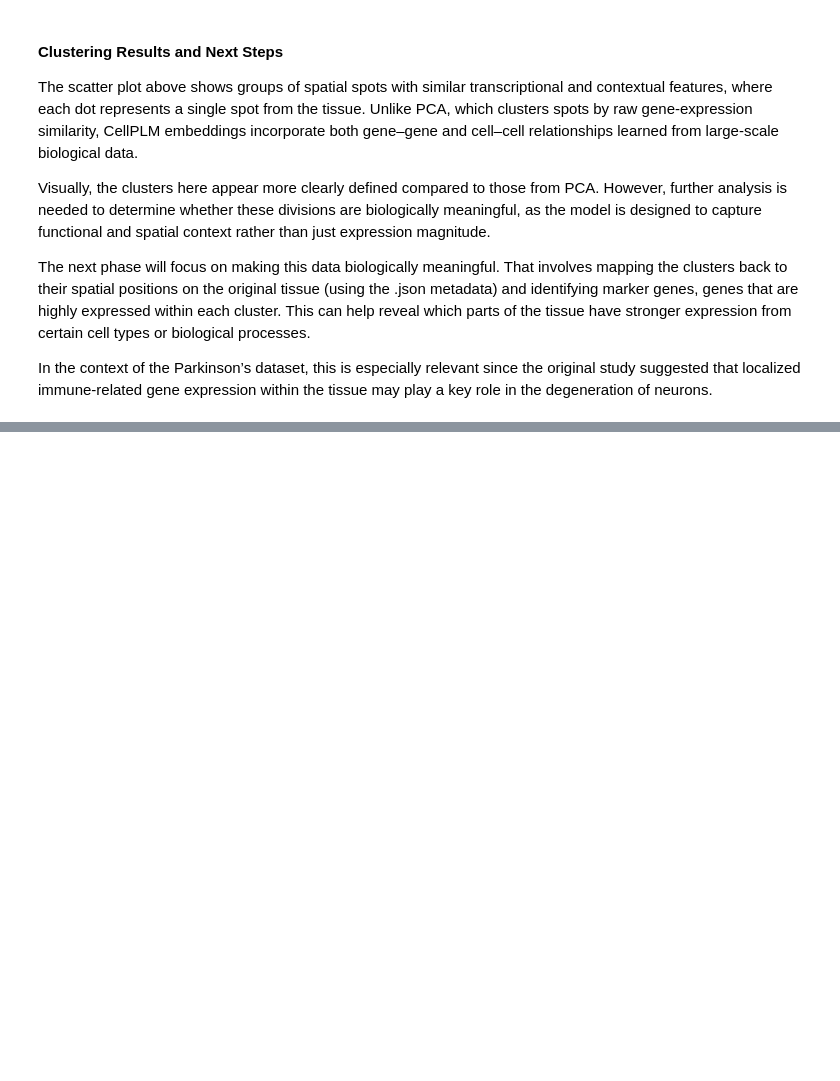
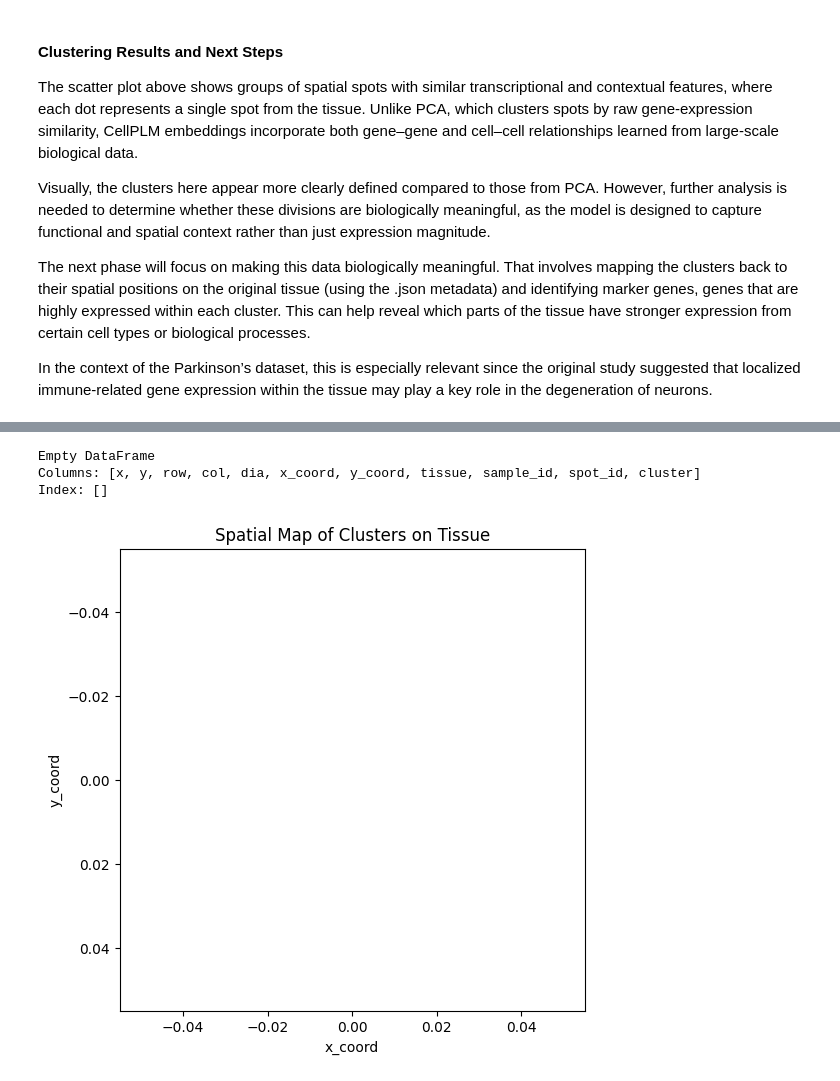
Before and after one commit to josephletobar/parkinsons-spatial-transcriptomics, a Jupyter notebook: parkinsons_analysis.ipynb, the cells around one changed output, grey strips where cells are left out. Saved outputs shown, nothing was run; the diff lists cells and outputs as text; code cells hidden in the pictures; blank space fills up the shorter version.

```diff
--- a/parkinsons_analysis.ipynb
+++ b/parkinsons_analysis.ipynb
@@ -451,0 +502,46 @@ In the context of the Parkinson’s dataset, this is especially relevant since t
+# %%
+import pandas as pd
+
+# 1. Create a dataframe of your cluster labels
+# Assuming embeddings or normalized_df.T rows correspond to each spot
+clusters_df = pd.DataFrame({
+    "spot_id": normalized_df.columns,   # or use adata.obs_names if working with AnnData
+    "cluster": labels
+})
+
+# 2. Add sample_id if your spot IDs encode that (e.g., GSMxxxxxx in filename)
+# For example, if spot_id looks like "GSM8031360_A1_row_col"
+clusters_df["sample_id"] = clusters_df["spot_id"].str.split("_").str[0]
+
+# 3. Merge coordinates with clusters
+merged_df = pd.merge(
+    coords_df,
+    clusters_df,
+    on="sample_id",  # join by sample
+    how="inner"
+)
+
+# 4. Preview
+print(merged_df.head())
+
+# 5. Plot clusters in tissue space
+import matplotlib.pyplot as plt
+
+plt.figure(figsize=(6,6))
+plt.scatter(
+    merged_df["x_coord"],
+    merged_df["y_coord"],
+    c=merged_df["cluster"],
+    cmap="tab10",
+    s=8
+)
+plt.gca().invert_yaxis()  # Flip to match tissue orientation
+plt.title("Spatial Map of Clusters on Tissue")
+plt.xlabel("x_coord")
+plt.ylabel("y_coord")
+plt.show()
+# %% [output]
+Empty DataFrame
+Columns: [x, y, row, col, dia, x_coord, y_coord, tissue, sample_id, spot_id, cluster]
+Index: []
+[figure, added]
```
Also changed, not shown: parts of 13 cells of this notebook, 1 other file.
